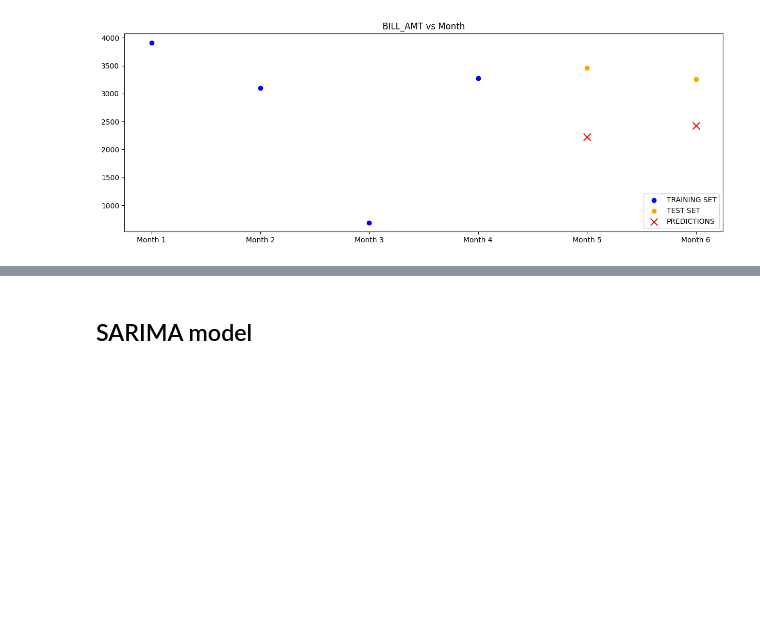
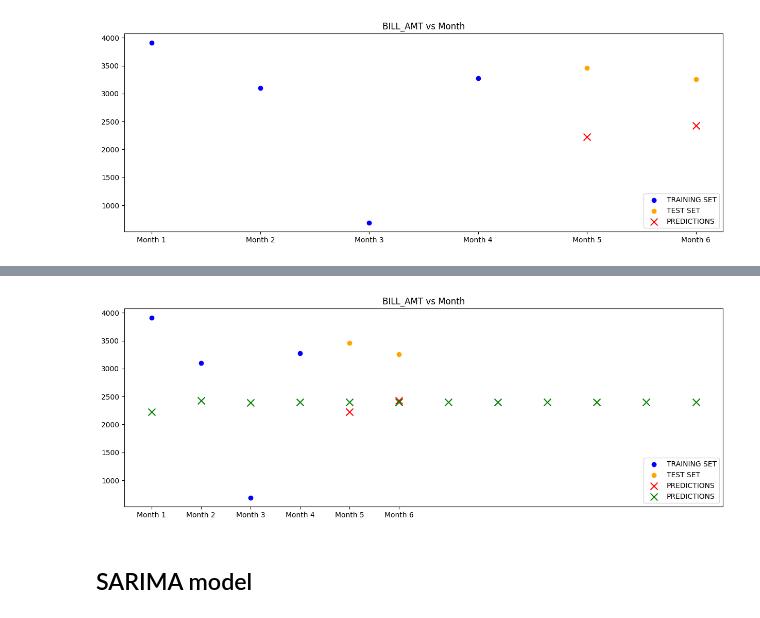
Before and after one commit to Generickle/credit-card-forecasting, a Jupyter notebook: CreditCardForecasting.ipynb, the cells around one changed output, grey strips where cells are left out. Drawn from its saved outputs; the diff is of its cells as text; code cells hidden in the pictures; blank space fills up the shorter version.

```diff
--- a/CreditCardForecasting.ipynb
+++ b/CreditCardForecasting.ipynb
@@ -265,0 +283,4 @@ data_test_indexed = data_test.set_index("Month")
+# %%
+uci_cc_data_test_indexed = uci_cc_data_test.set_index("Month")
+
+uci_cc_data_test_indexed
@@ -368,3 +595,8 @@ plt.legend(loc='lower right',)
 plt.show()
 # %% [output]
 [figure]
+# %%
+# Predict the BILL_AMT for month 7 to month 12
+uci_cc_arima_future_forecast = uci_cc_arima_model_fit.forecast(steps = len(uci_cc_data_future))
+
+uci_cc_arima_future_forecast
@@ -371,3 +633,46 @@ plt.show()
+# %%
+# Plot
+plt.figure(figsize=(15, 5))
+
+plt.scatter(
+    uci_cc_data_train["Month_Num"],
+    uci_cc_data_train["BILL_AMT"],
+    label = "TRAINING SET",
+    color = 'blue'
+)
+
+plt.scatter(
+    uci_cc_data_test["Month_Num"],
+    uci_cc_data_test["BILL_AMT"],
+    label="TEST SET",
+    color='orange'
+)
+
+plt.scatter(
+    uci_cc_data_test["Month_Num"],
+    uci_cc_arima_forecast,
+    label = "PREDICTIONS",
+    color = 'red',
+    marker = 'x',
+    s = 100
+)
+
+plt.scatter(
+    uci_cc_data_future["Month_Num"],
+    uci_cc_arima_future_forecast,
+    label = "PREDICTIONS",
+    color = 'green',
+    marker = 'x',
+    s = 100
+)
+
+# Set x-axis labels to months
+plt.xticks(list(uci_cc_month_mapping.values()), list(uci_cc_month_mapping.keys()))
+plt.title("BILL_AMT vs Month")
+plt.legend(loc = 'lower right',)
+plt.show()
+# %% [output]
+[figure, added]
 # %% [markdown]
 ## SARIMA model
 # %%
```
Also changed, not shown: parts of 46 cells of this notebook.
